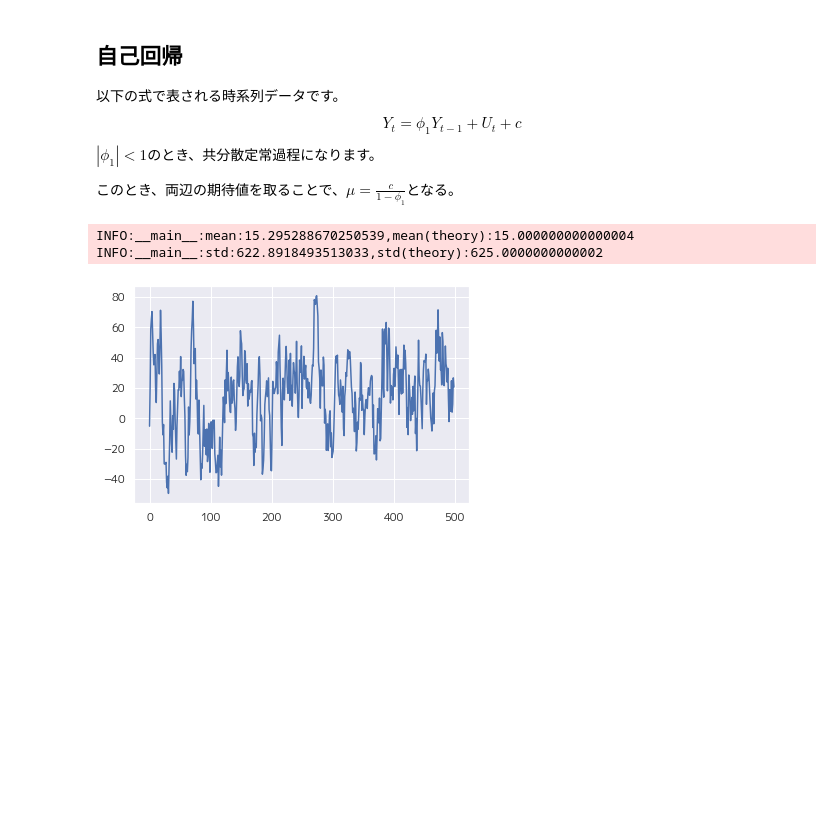
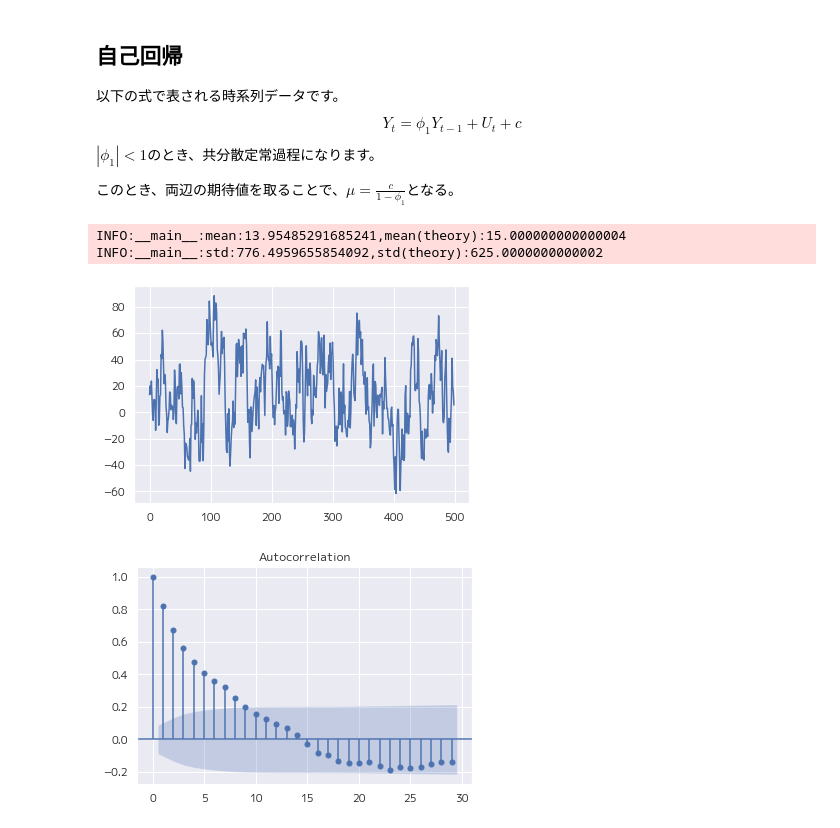
Before and after one commit to TMdiesel/machine-learning, a Jupyter notebook: jssc/notebooks/auto_regression.ipynb, the cells around one changed output. Saved outputs shown, nothing was run; the diff lists cells and outputs as text; code cells hidden in the pictures; blank space fills up the shorter version.

```diff
--- a/jssc/notebooks/auto_regression.ipynb
+++ b/jssc/notebooks/auto_regression.ipynb
@@ -55,14 +59,24 @@ def generate_ar(phi_1: float, c: float, u_sigma: float, y_pred: float, num: int
         y_series[i] = phi_1 * y_pred + u + c
         y_pred = y_series[i]
     return y_series
+
+
+def plot_series(param_dict):
+    y_series = generate_ar(**param_dict)
+    plt.plot(y_series)
+    logger.info(
+        f"mean:{y_series.mean()},mean(theory):{param_dict['c']/(1-param_dict['phi_1'])}"
+    )
+    logger.info(
+        f"std:{y_series.var()},std(theory):{param_dict['u_sigma']**2/(1-param_dict['phi_1']**2)}"
+    )
+    plot_acf(y_series, lags=29);
 # %%
 # phi_1=0.8
 param_dict = {"phi_1": 0.8, "c": 3, "u_sigma": 15, "y_pred": 1}
-y_series = generate_ar(**param_dict)
-plt.plot(y_series)
-logger.info(f"mean:{y_series.mean()},mean(theory):{param_dict['c']/(1-param_dict['phi_1'])}")
-logger.info(f"std:{y_series.var()},std(theory):{param_dict['u_sigma']**2/(1-param_dict['phi_1']**2)}")
+plot_series(param_dict)
 # %% [output]
-INFO:__main__:mean:15.295288670250539,mean(theory):15.000000000000004
-INFO:__main__:std:622.8918493513033,std(theory):625.0000000000002
+INFO:__main__:mean:13.95485291685241,mean(theory):15.000000000000004
+INFO:__main__:std:776.4959655854092,std(theory):625.0000000000002
-[figure, old version]
+[figure, new version]
+[figure, added]
```
Also changed, not shown: parts of 5 cells of this notebook, 1 other file.
